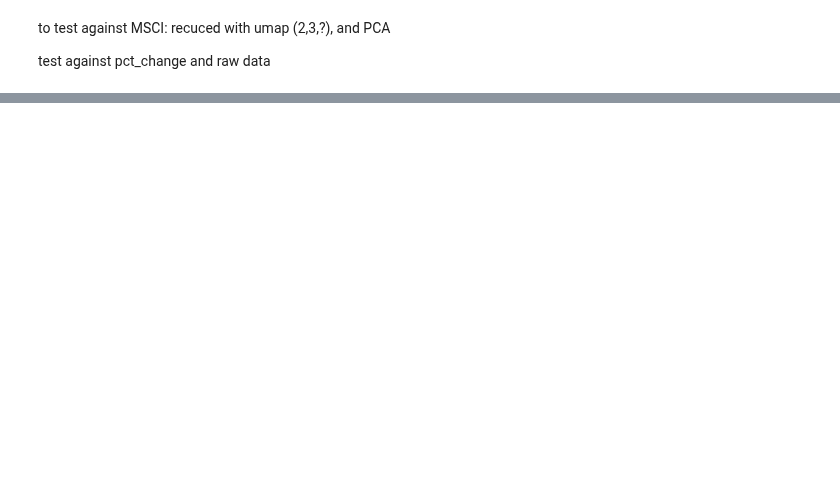
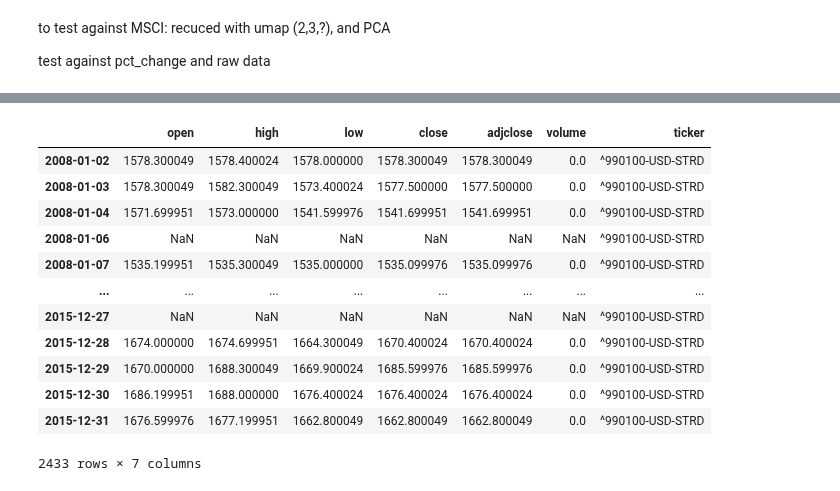
Before and after one commit to faunebl/thesis, a Jupyter notebook: msci_world.ipynb, the cells around one changed output, grey strips where cells are left out. Drawn from its saved outputs; the diff is of its cells as text; code cells hidden in the pictures; blank space fills up the shorter version.

```diff
--- a/msci_world.ipynb
+++ b/msci_world.ipynb
@@ -57,0 +126,16 @@ sns.scatterplot(data = frame.with_columns(pl.col('reduced').list.to_struct()).un
+# %%
+msci_world
+# %% [output]
+|  | open | high | low | close | adjclose | volume | ticker |
+| 2008-01-02 | 1578.300049 | 1578.400024 | 1578.000000 | 1578.300049 | 1578.300049 | 0.0 | ^990100-USD-STRD |
+| 2008-01-03 | 1578.300049 | 1582.300049 | 1573.400024 | 1577.500000 | 1577.500000 | 0.0 | ^990100-USD-STRD |
+| 2008-01-04 | 1571.699951 | 1573.000000 | 1541.599976 | 1541.699951 | 1541.699951 | 0.0 | ^990100-USD-STRD |
+| 2008-01-06 | NaN | NaN | NaN | NaN | NaN | NaN | ^990100-USD-STRD |
+| 2008-01-07 | 1535.199951 | 1535.300049 | 1535.000000 | 1535.099976 | 1535.099976 | 0.0 | ^990100-USD-STRD |
+| ... | ... | ... | ... | ... | ... | ... | ... |
+| 2015-12-27 | NaN | NaN | NaN | NaN | NaN | NaN | ^990100-USD-STRD |
+| 2015-12-28 | 1674.000000 | 1674.699951 | 1664.300049 | 1670.400024 | 1670.400024 | 0.0 | ^990100-USD-STRD |
+| 2015-12-29 | 1670.000000 | 1688.300049 | 1669.900024 | 1685.599976 | 1685.599976 | 0.0 | ^990100-USD-STRD |
+| 2015-12-30 | 1686.199951 | 1688.000000 | 1676.400024 | 1676.400024 | 1676.400024 | 0.0 | ^990100-USD-STRD |
+| 2015-12-31 | 1676.599976 | 1677.199951 | 1662.800049 | 1662.800049 | 1662.800049 | 0.0 | ^990100-USD-STRD |
+2433 rows × 7 columns
```
Also changed, not shown: parts of 30 cells of this notebook.
